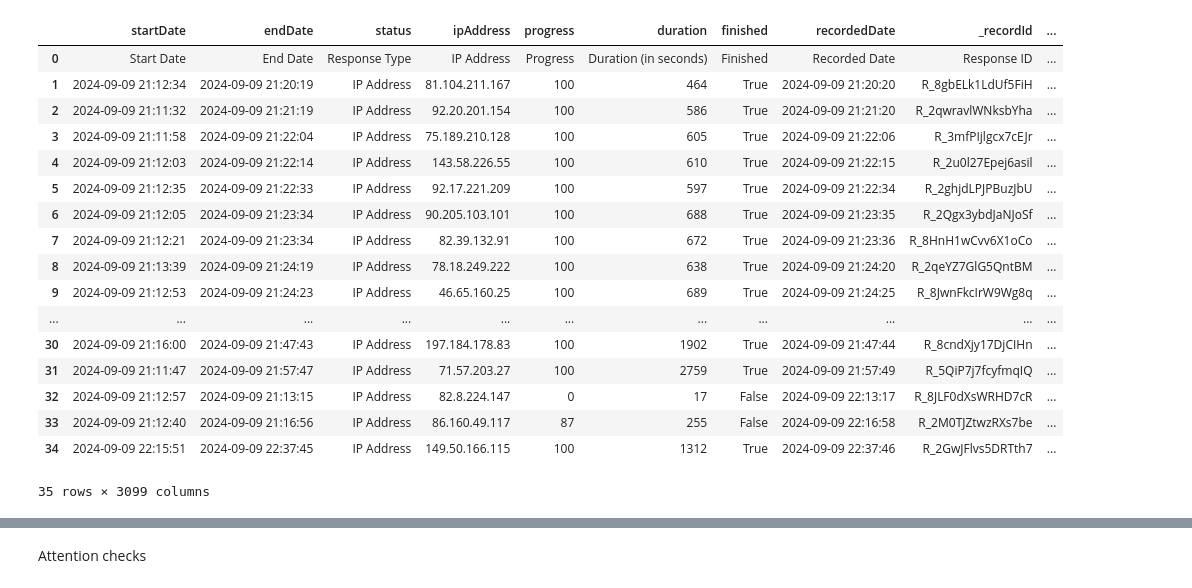
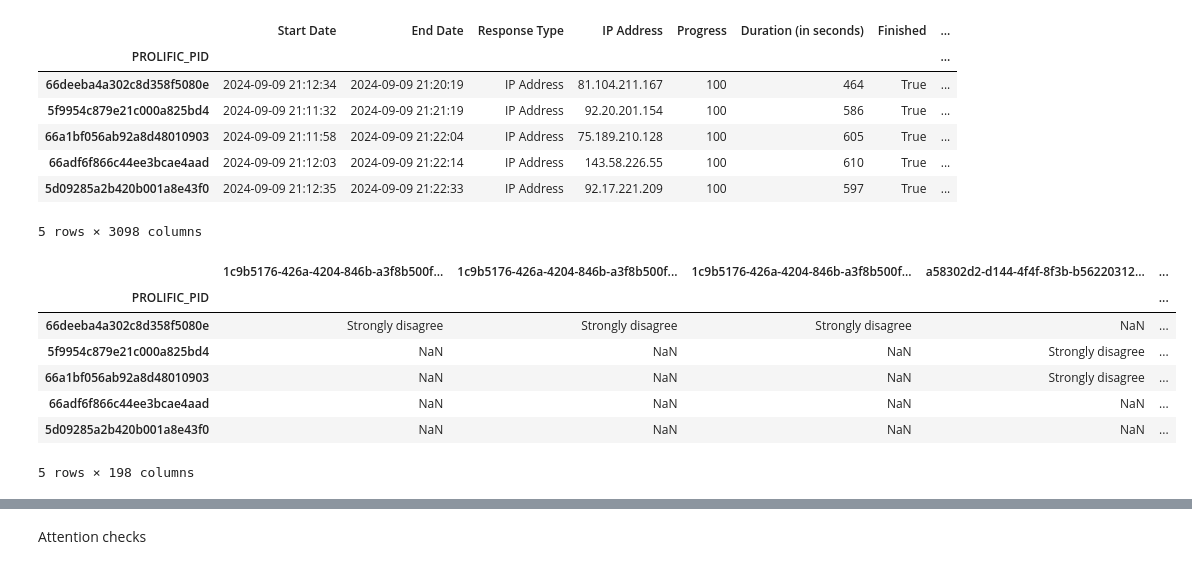
Before and after one commit to njf0/frank-llm, a Jupyter notebook: plan/survey/results/results.ipynb, the cells around one changed output, grey strips where cells are left out. Saved outputs shown, nothing was run; the diff lists cells and outputs as text; code cells hidden in the pictures.

```diff
--- a/plan/survey/results/results.ipynb
+++ b/plan/survey/results/results.ipynb
@@ -28,0 +80,19 @@ datasets, models
+# %%
+# set column name to item in row 0
+df.columns = df.iloc[0]
+# drop the first row
+df = df.drop(0)
+# set index to 'PROLIFIC_PID'
+df = df.set_index('PROLIFIC_PID')
+# remove rows where Finished is not True
+df = df[df['Finished'] == 'True']
+df.head()
+# %% [output]
+|  | Start Date | End Date | Response Type | IP Address | Progress | Duration (in seconds) | Finished | ... |
+| PROLIFIC_PID |  |  |  |  |  |  |  | ... |
+| 66deeba4a302c8d358f5080e | 2024-09-09 21:12:34 | 2024-09-09 21:20:19 | IP Address | 81.104.211.167 | 100 | 464 | True | ... |
+| 5f9954c879e21c000a825bd4 | 2024-09-09 21:11:32 | 2024-09-09 21:21:19 | IP Address | 92.20.201.154 | 100 | 586 | True | ... |
+| 66a1bf056ab92a8d48010903 | 2024-09-09 21:11:58 | 2024-09-09 21:22:04 | IP Address | 75.189.210.128 | 100 | 605 | True | ... |
+| 66adf6f866c44ee3bcae4aad | 2024-09-09 21:12:03 | 2024-09-09 21:22:14 | IP Address | 143.58.226.55 | 100 | 610 | True | ... |
+| 5d09285a2b420b001a8e43f0 | 2024-09-09 21:12:35 | 2024-09-09 21:22:33 | IP Address | 92.17.221.209 | 100 | 597 | True | ... |
+5 rows × 3098 columns
@@ -29,21 +106,11 @@ datasets, models
 # %%
-df
+df.head()
 # %% [output]
-|  | startDate | endDate | status | ipAddress | progress | duration | finished | recordedDate | _recordId | ... |
-| 0 | Start Date | End Date | Response Type | IP Address | Progress | Duration (in seconds) | Finished | Recorded Date | Response ID | ... |
-| 1 | 2024-09-09 21:12:34 | 2024-09-09 21:20:19 | IP Address | 81.104.211.167 | 100 | 464 | True | 2024-09-09 21:20:20 | R_8gbELk1LdUf5FiH | ... |
-| 2 | 2024-09-09 21:11:32 | 2024-09-09 21:21:19 | IP Address | 92.20.201.154 | 100 | 586 | True | 2024-09-09 21:21:20 | R_2qwravlWNksbYha | ... |
-| 3 | 2024-09-09 21:11:58 | 2024-09-09 21:22:04 | IP Address | 75.189.210.128 | 100 | 605 | True | 2024-09-09 21:22:06 | R_3mfPIjlgcx7cEJr | ... |
-| 4 | 2024-09-09 21:12:03 | 2024-09-09 21:22:14 | IP Address | 143.58.226.55 | 100 | 610 | True | 2024-09-09 21:22:15 | R_2u0l27Epej6asil | ... |
-| 5 | 2024-09-09 21:12:35 | 2024-09-09 21:22:33 | IP Address | 92.17.221.209 | 100 | 597 | True | 2024-09-09 21:22:34 | R_2ghjdLPJPBuzJbU | ... |
-| 6 | 2024-09-09 21:12:05 | 2024-09-09 21:23:34 | IP Address | 90.205.103.101 | 100 | 688 | True | 2024-09-09 21:23:35 | R_2Qgx3ybdJaNJoSf | ... |
-| 7 | 2024-09-09 21:12:21 | 2024-09-09 21:23:34 | IP Address | 82.39.132.91 | 100 | 672 | True | 2024-09-09 21:23:36 | R_8HnH1wCvv6X1oCo | ... |
-| 8 | 2024-09-09 21:13:39 | 2024-09-09 21:24:19 | IP Address | 78.18.249.222 | 100 | 638 | True | 2024-09-09 21:24:20 | R_2qeYZ7GlG5QntBM | ... |
-| 9 | 2024-09-09 21:12:53 | 2024-09-09 21:24:23 | IP Address | 46.65.160.25 | 100 | 689 | True | 2024-09-09 21:24:25 | R_8JwnFkcIrW9Wg8q | ... |
-| ... | ... | ... | ... | ... | ... | ... | ... | ... | ... | ... |
-| 30 | 2024-09-09 21:16:00 | 2024-09-09 21:47:43 | IP Address | 197.184.178.83 | 100 | 1902 | True | 2024-09-09 21:47:44 | R_8cndXjy17DjCIHn | ... |
-| 31 | 2024-09-09 21:11:47 | 2024-09-09 21:57:47 | IP Address | 71.57.203.27 | 100 | 2759 | True | 2024-09-09 21:57:49 | R_5QiP7j7fcyfmqIQ | ... |
-| 32 | 2024-09-09 21:12:57 | 2024-09-09 21:13:15 | IP Address | 82.8.224.147 | 0 | 17 | False | 2024-09-09 22:13:17 | R_8JLF0dXsWRHD7cR | ... |
-| 33 | 2024-09-09 21:12:40 | 2024-09-09 21:16:56 | IP Address | 86.160.49.117 | 87 | 255 | False | 2024-09-09 22:16:58 | R_2M0TJZtwzRXs7be | ... |
-| 34 | 2024-09-09 22:15:51 | 2024-09-09 22:37:45 | IP Address | 149.50.166.115 | 100 | 1312 | True | 2024-09-09 22:37:46 | R_2GwJFlvs5DRTth7 | ... |
+|  | 1c9b5176-426a-4204-846b-a3f8b500f... | 1c9b5176-426a-4204-846b-a3f8b500f... | 1c9b5176-426a-4204-846b-a3f8b500f... | a58302d2-d144-4f4f-8f3b-b56220312... | ... |
+| PROLIFIC_PID |  |  |  |  | ... |
+| 66deeba4a302c8d358f5080e | Strongly disagree | Strongly disagree | Strongly disagree | NaN | ... |
+| 5f9954c879e21c000a825bd4 | NaN | NaN | NaN | Strongly disagree | ... |
+| 66a1bf056ab92a8d48010903 | NaN | NaN | NaN | Strongly disagree | ... |
+| 66adf6f866c44ee3bcae4aad | NaN | NaN | NaN | NaN | ... |
+| 5d09285a2b420b001a8e43f0 | NaN | NaN | NaN | NaN | ... |
-35 rows × 3099 columns
+5 rows × 198 columns
```
Also changed, not shown: parts of 19 cells of this notebook.
